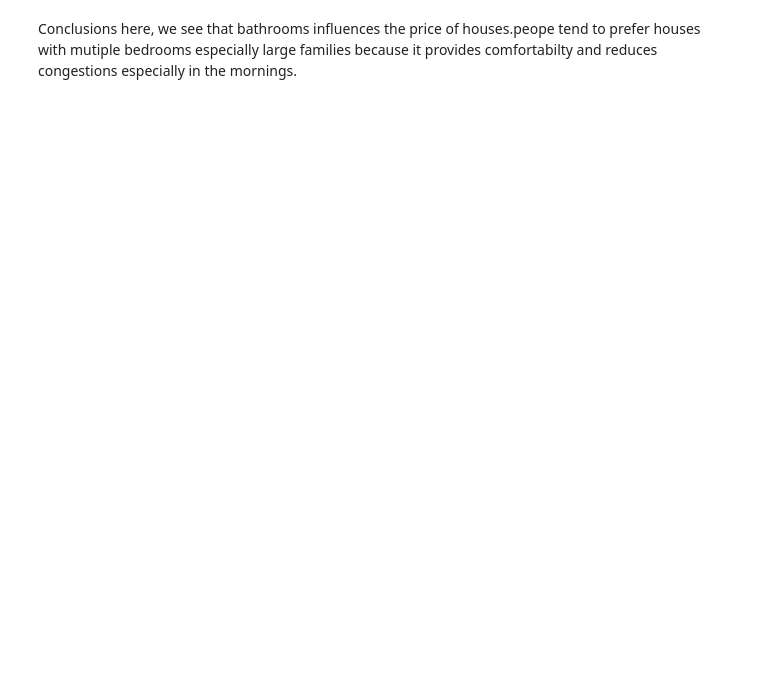
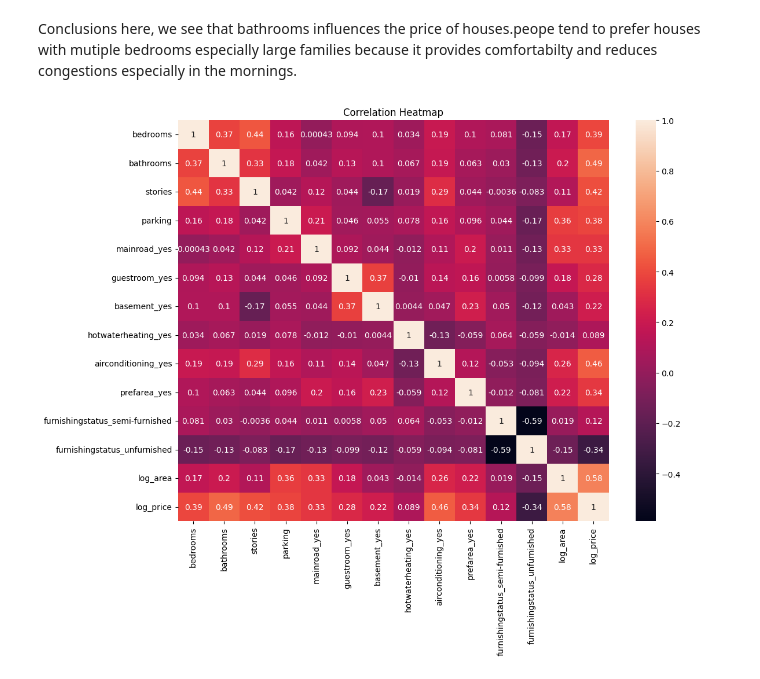
Before and after one commit to thickiana/OIBSIP_domain_taskno3, a Jupyter notebook: prediction_of_house_pricing.ipynb, the cells around one changed output. Cells and saved outputs as stored; diff of their text form; code cells hidden in the pictures; blank space fills up the shorter version.

```diff
--- a/prediction_of_house_pricing.ipynb
+++ b/prediction_of_house_pricing.ipynb
@@ -461,3 +471,14 @@ feature_importance
 # %% [markdown]
 Conclusions
 here, we see that bathrooms influences the price of houses.peope tend to prefer houses with mutiple bedrooms especially large families because it provides  comfortabilty and reduces congestions especially in the mornings.
+# %%
+df_corr = x_log.copy()
+df_corr['log_price'] = y_log
+
+
+plt.figure(figsize=(12,9))
+sns.heatmap(df_corr.corr(), annot=True)
+plt.title('Correlation Heatmap')
+plt.show()
+# %% [output]
+[figure, added]
```
Also changed, not shown: parts of 10 cells of this notebook.
